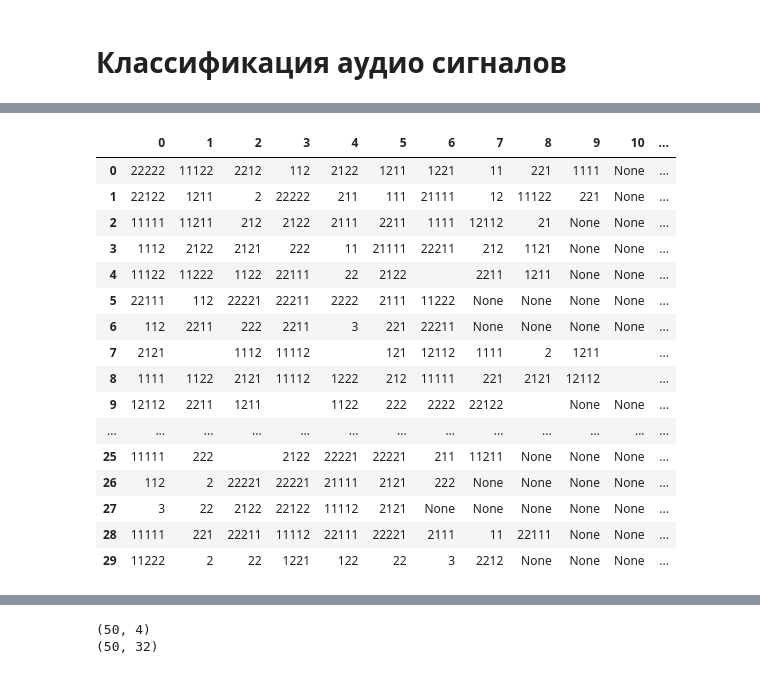
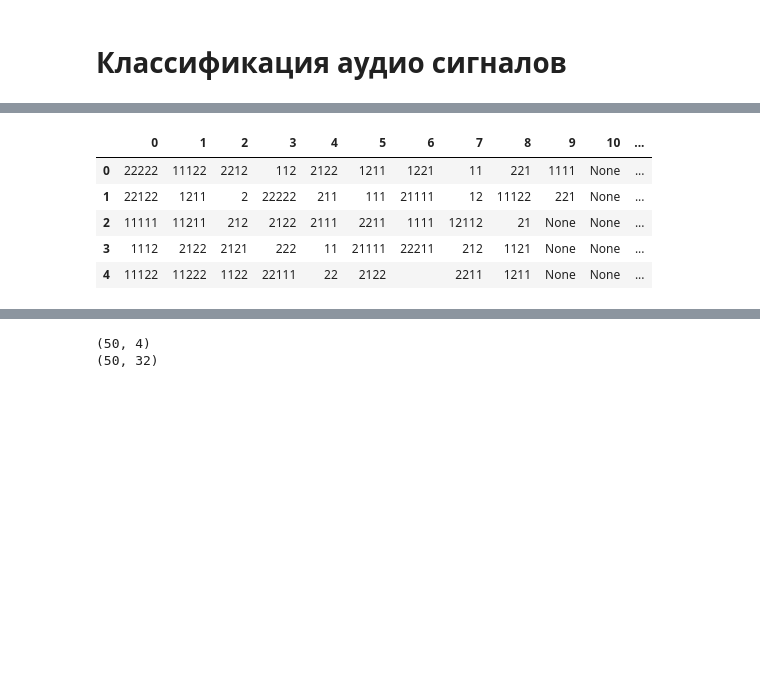
Before and after one commit to ViMasHub/Test_Kontur, a Jupyter notebook: Морзе!!!.ipynb, the cells around one changed output, grey strips where cells are left out. Drawn from its saved outputs; the diff is of its cells as text; code cells hidden in the pictures; blank space fills up the shorter version.

```diff
--- a/Морзе!!!.ipynb
+++ b/Морзе!!!.ipynb
@@ -245,9 +245,9 @@ Saving 50.opus to 50.opus
 # %%
 df_train=pd.read_csv('/content/train.csv')
 
-df_train_work = df_train.head(50).copy()
+df_train_work = df_train.head(1000).copy()
 
-df_train_work.head(10)
+df_train_work.head()
 # %% [output]
 |  | id | message |
 | 0 | 1.opus | 03ЩУЫЛПИГХ |
@@ -394,23 +329,12 @@ for i in labels:
 # %%
 df_out = pd.DataFrame (data = out)
 
-df_out.head(30)
+df_out.head()
 # %% [output]
 |  | 0 | 1 | 2 | 3 | 4 | 5 | 6 | 7 | 8 | 9 | 10 | ... |
 | 0 | 22222 | 11122 | 2212 | 112 | 2122 | 1211 | 1221 | 11 | 221 | 1111 | None | ... |
 | 1 | 22122 | 1211 | 2 | 22222 | 211 | 111 | 21111 | 12 | 11122 | 221 | None | ... |
 | 2 | 11111 | 11211 | 212 | 2122 | 2111 | 2211 | 1111 | 12112 | 21 | None | None | ... |
 | 3 | 1112 | 2122 | 2121 | 222 | 11 | 21111 | 22211 | 212 | 1121 | None | None | ... |
 | 4 | 11122 | 11222 | 1122 | 22111 | 22 | 2122 |  | 2211 | 1211 | None | None | ... |
-| 5 | 22111 | 112 | 22221 | 22211 | 2222 | 2111 | 11222 | None | None | None | None | ... |
-| 6 | 112 | 2211 | 222 | 2211 | 3 | 221 | 22211 | None | None | None | None | ... |
-| 7 | 2121 |  | 1112 | 11112 |  | 121 | 12112 | 1111 | 2 | 1211 |  | ... |
-| 8 | 1111 | 1122 | 2121 | 11112 | 1222 | 212 | 11111 | 221 | 2121 | 12112 |  | ... |
-| 9 | 12112 | 2211 | 1211 |  | 1122 | 222 | 2222 | 22122 |  | None | None | ... |
-| ... | ... | ... | ... | ... | ... | ... | ... | ... | ... | ... | ... | ... |
-| 25 | 11111 | 222 |  | 2122 | 22221 | 22221 | 211 | 11211 | None | None | None | ... |
-| 26 | 112 | 2 | 22221 | 22221 | 21111 | 2121 | 222 | None | None | None | None | ... |
-| 27 | 3 | 22 | 2122 | 22122 | 11112 | 2121 | None | None | None | None | None | ... |
-| 28 | 11111 | 221 | 22211 | 11112 | 22111 | 22221 | 2111 | 11 | 22111 | None | None | ... |
-| 29 | 11222 | 2 | 22 | 1221 | 122 | 22 | 3 | 2212 | None | None | None | ... |
 # %%
```
Also changed, not shown: parts of 10 cells of this notebook.
